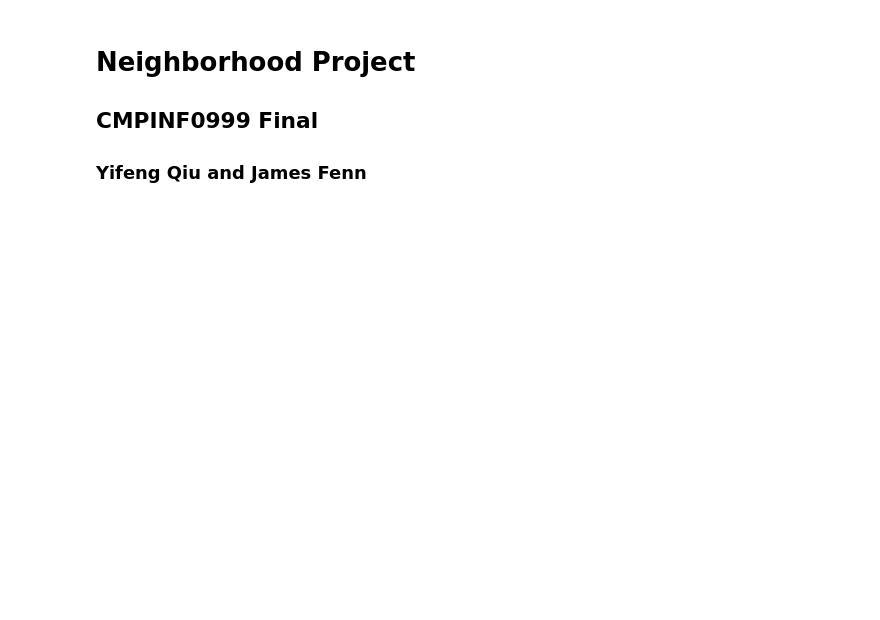
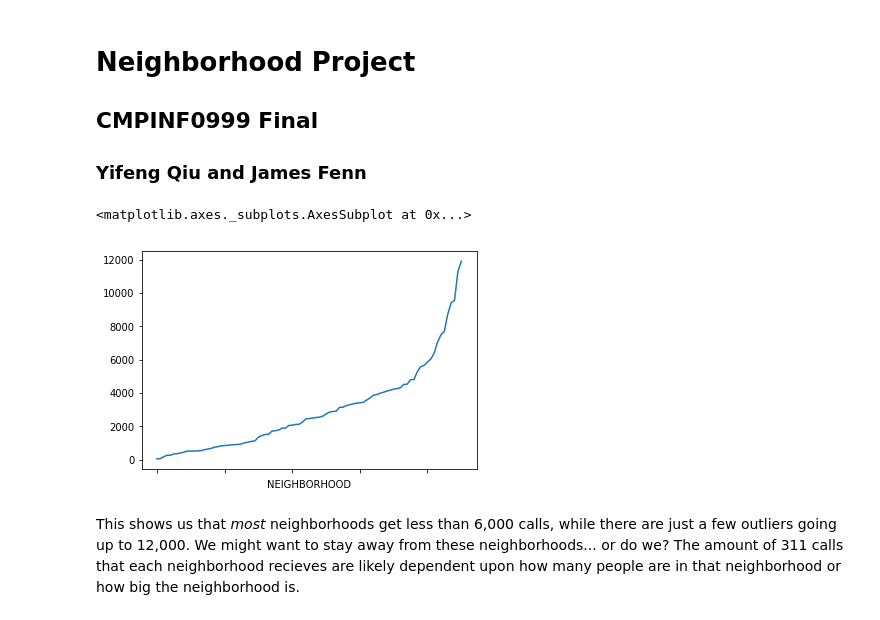
Before and after one commit to yifengqiu18/neighborhood, a Jupyter notebook: project.ipynb, the cells around one changed output. Drawn from its saved outputs; the diff is of its cells as text; code cells hidden in the pictures; blank space fills up the shorter version.

Commit message:
add some random graphs

```diff
--- a/project.ipynb
+++ b/project.ipynb
@@ -19,3 +20,11 @@ dataNTC = pd.read_csv("https://data.wprdc.org/datastore/dump/6b11e87d-1216-463d-
 dataBlotter = pd.read_csv("https://data.wprdc.org/datastore/dump/044f2016-1dfd-4ab0-bc1e-065da05fca2e", low_memory=False)
 # download arrest data from https://data.wprdc.org/dataset/arrest-data
 dataArrests = pd.read_csv("https://data.wprdc.org/datastore/dump/e03a89dd-134a-4ee8-a2bd-62c40aeebc6f", low_memory=False)
+# %%
+# plot amount of 311 calls per neighborhood in a line
+data311.groupby("NEIGHBORHOOD").size().sort_values().plot(kind='line')
+# %% [output]
+<matplotlib.axes._subplots.AxesSubplot at 0x...>
+[figure, added]
+# %% [markdown]
+This shows us that _most_ neighborhoods get less than 6,000 calls, while there are just a few outliers going up to 12,000. We might want to stay away from these neighborhoods... or do we? The amount of 311 calls that each neighborhood recieves are likely dependent upon how many people are in that neighborhood or how big the neighborhood is.
```
Also changed, not shown: parts of 7 cells of this notebook.
